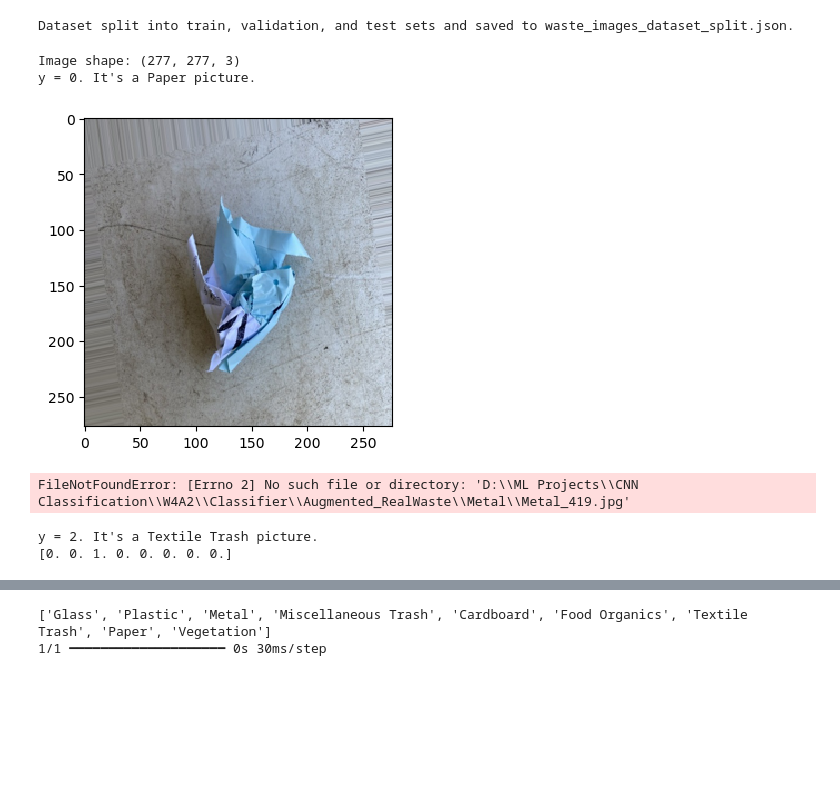
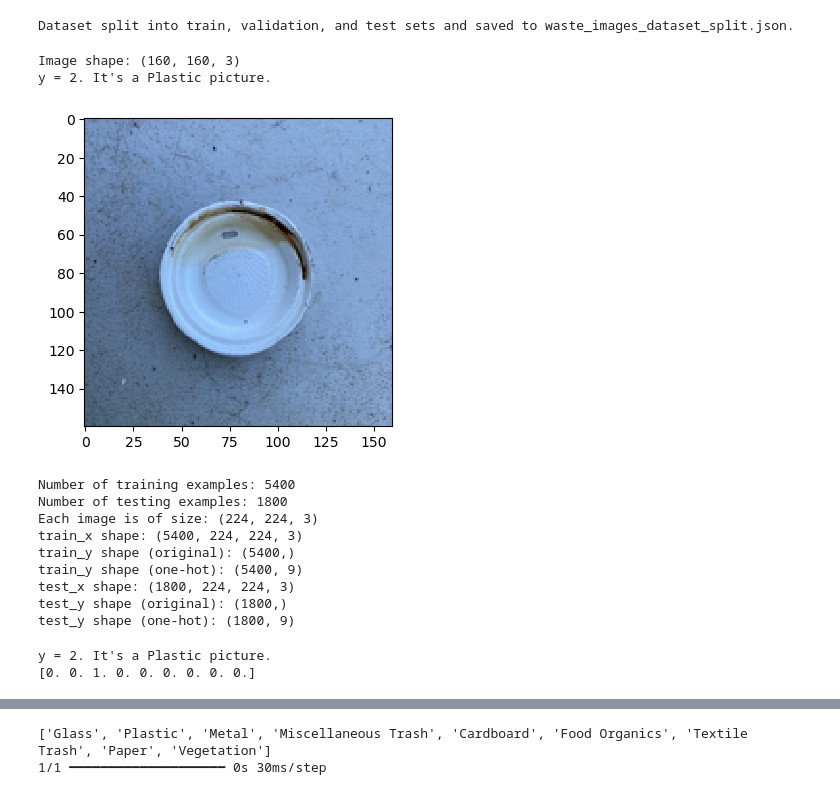
Before and after one commit to NimanthaAdikaram/CNN-Project-VisionX, a Jupyter notebook: Classifier.ipynb, the cells around one changed output, grey strips where cells are left out. Cells and saved outputs as stored; diff of their text form; code cells hidden in the pictures; blank space fills up the shorter version.

```diff
--- a/Classifier.ipynb
+++ b/Classifier.ipynb
@@ -149,74 +149,72 @@ print(f"Dataset split into train, validation, and test sets and saved to {json_f
 # %% [output]
 Dataset split into train, validation, and test sets and saved to waste_images_dataset_split.json.
 # %%
-# Load the dataset from the JSON file
+# by loading the dataset from the JSON file
 json_file_path = 'waste_images_dataset_split.json'
 
 with open(json_file_path, 'r') as json_file:
     dataset = json.load(json_file)
 
-# Example of using the training set
 train_data = dataset['train']
-train_x = train_data['X']  # Image paths
-train_y = train_data['y']   # Labels
+train_x = train_data['X']
+train_y = train_data['y']
 
-# Choose an index to display an image
+# this is an example choose an index for display an image to see whether the code is working correctly
 index = 6
-num_px = 277
+num_px = 160
 
-# Load the image from the specified path
 image_path = train_x[index]
-image = Image.open(image_path).resize((num_px, num_px))  # Resize as necessary
+image = Image.open(image_path).resize((num_px, num_px))  # resizing
 plt.imshow(image)
 
-# Print the shape of the image
+# print the shape of the image to get a clear understanding on the pixels
 print("Image shape:", np.array(image).shape)
 
-# Get the corresponding label
 label = train_y_names[index]
 label_number = train_y[index]
-print("y = " + str(label_number) + ". It's a " + label + " picture.") # 0-paper,
-classes = ["Paper", "Plastic", "Textile Trash", "Food Organics", "Cardboard", "Metal", "Vegetation", "Glass"]
+print("y = " + str(label_number) + ". It's a " + label + " picture.")
+# this indexes and places where the classes exist can be changed when you come top to the bottom through the code so check this out and proceed @Nimantha, @Govindu, @Mahen
+classes = ["Food Organics", "Cardboard", "Plastic", "Textile Trash", "Glass", "Metal", "Paper", "Vegetation"]
 # %% [output]
-Image shape: (277, 277, 3)
-y = 0. It's a Paper picture.
+Image shape: (160, 160, 3)
+y = 2. It's a Plastic picture.
-[figure, old version]
+[figure, new version]
 # %%
 from sklearn.preprocessing import OneHotEncoder
 import numpy as np
 from PIL import Image
 import json
 
-# Load the dataset from the JSON file
+# loading the dataset from the JSON file
 json_file_path = 'waste_images_dataset_split.json'
 
 with open(json_file_path, 'r') as json_file:
     dataset = json.load(json_file)
 
-# Extract the training and testing data
+# this is the code for extract the training and testing data
 train_data = dataset['train']
 test_data = dataset['test']
 
-# Set the number of pixels for resizing images
-num_px = 256  # Example pixel size for resizing images
+# this is the number of pixels for resizing images
+num_px = 224
 
-# Prepare the data for exploration with names included
+# this is the codelines for process the dataset
 train_x = np.array([np.array(Image.open(image_path).resize((num_px, num_px))) / 255.0 for image_path in train_data['X']])
 train_y = np.array(train_data['y'])
-train_y_names = np.array(train_data['y_names'])  # Add names for training set
+train_y_names = np.array(train_data['y_names'])  # adding the names for training set
 
 test_x = np.array([np.array(Image.open(image_path).resize((num_px, num_px))) / 255.0 for image_path in test_data['X']])
 test_y = np.array(test_data['y'])
-test_y_names = np.array(test_data['y_names'])  # Add names for testing set
+test_y_names = np.array(test_data['y_names'])  # adding the names for testing set
 
-# One-hot encode the labels
-encoder = OneHotEncoder(sparse_output=False, categories='auto')  # Replace sparse with sparse_output
-train_y_one_hot = encoder.fit_transform(train_y.reshape(-1, 1))  # Reshape for encoder
-test_y_one_hot = encoder.transform(test_y.reshape(-1, 1))  # Use transform on test set
+# one-hot encode the labels have been chosen for the final out come
+encoder = OneHotEncoder(sparse_output=False, categories='auto')
+train_y_one_hot = encoder.fit_transform(train_y.reshape(-1, 1))  # reshape for encoder
+test_y_one_hot = encoder.transform(test_y.reshape(-1, 1))  # transformed test set
 
-# Explore your dataset
+# exploration of the dataset
 m_train = train_x.shape[0]
-num_px = train_x.shape[1]  # Assuming square images
+num_px = train_x.shape[1]  # set as square images
 m_test = test_x.shape[0]
 
 print("Number of training examples: " + str(m_train))
@@ -229,16 +227,29 @@ print("test_x shape: " + str(test_x.shape))
 print("test_y shape (original): " + str(test_y.shape))
 print("test_y shape (one-hot): " + str(test_y_one_hot.shape))
 # %% [output]
-FileNotFoundError: [Errno 2] No such file or directory: 'D:\\ML Projects\\CNN Classification\\W4A2\\Classifier\\Augmented_RealWaste\\Metal\\Metal_419.jpg'
+Number of training examples: 5400
+Number of testing examples: 1800
+Each image is of size: (224, 224, 3)
+train_x shape: (5400, 224, 224, 3)
+train_y shape (original): (5400,)
+train_y shape (one-hot): (5400, 9)
+test_x shape: (1800, 224, 224, 3)
+test_y shape (original): (1800,)
+test_y shape (one-hot): (1800, 9)
 # %%
-# Get the corresponding label
+# to get the corresponding label
+classes = ["Food Organics", "Cardboard",
+           "Plastic", "Miscellaneous Trash",
+           "Textile Trash", "Glass", "Metal",
+           "Paper", "Vegetation"]
+index = 3902
 label = train_y_names[index]
 label_number = train_y[index]
 print("y = " + str(label_number) + ". It's a " + label + " picture.")
 print(train_y_one_hot[index])
 # %% [output]
-y = 2. It's a Textile Trash picture.
-[0. 0. 1. 0. 0. 0. 0. 0.]
+y = 2. It's a Plastic picture.
+[0. 0. 1. 0. 0. 0. 0. 0. 0.]
 # %%
 from tensorflow.keras.applications import MobileNet
 from tensorflow.keras import layers, models
```
Also changed, not shown: parts of 14 cells of this notebook.
